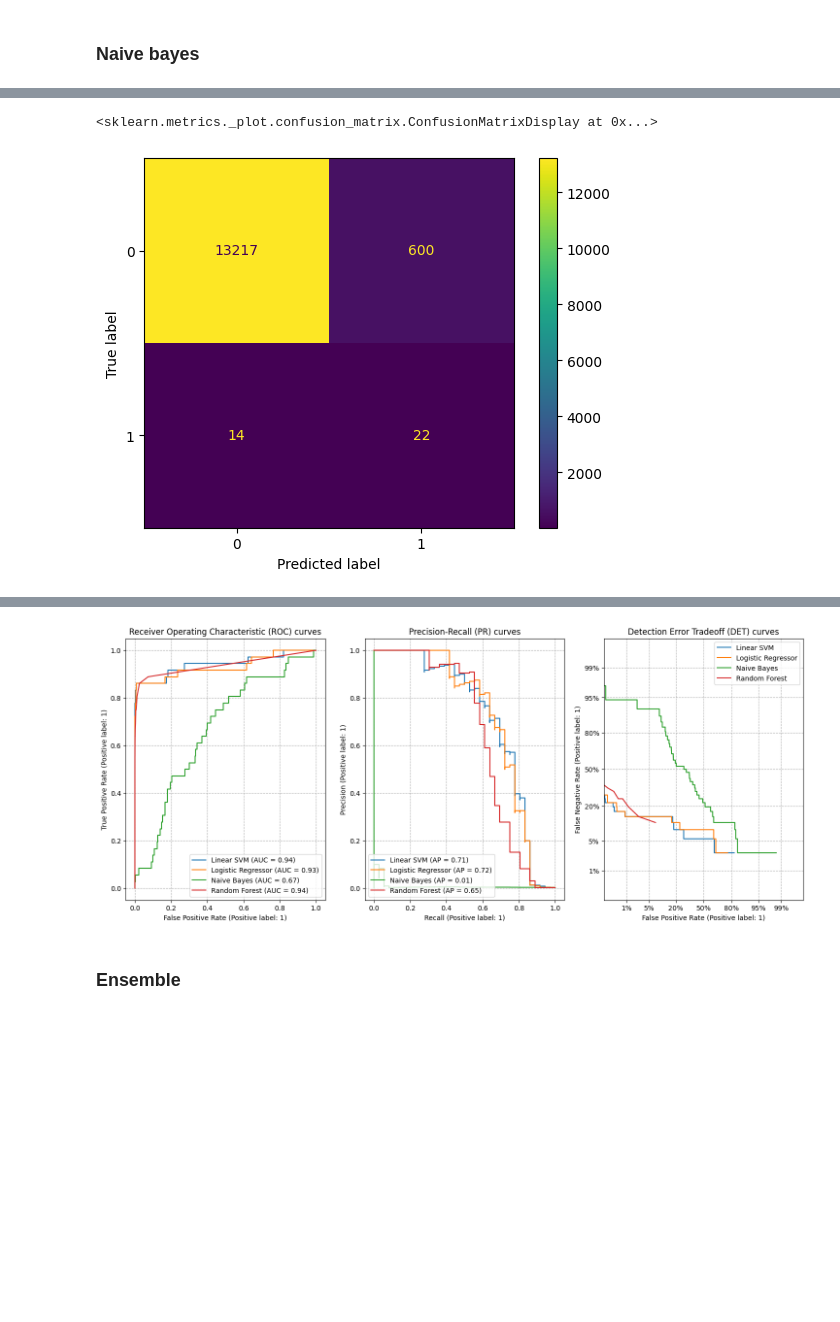
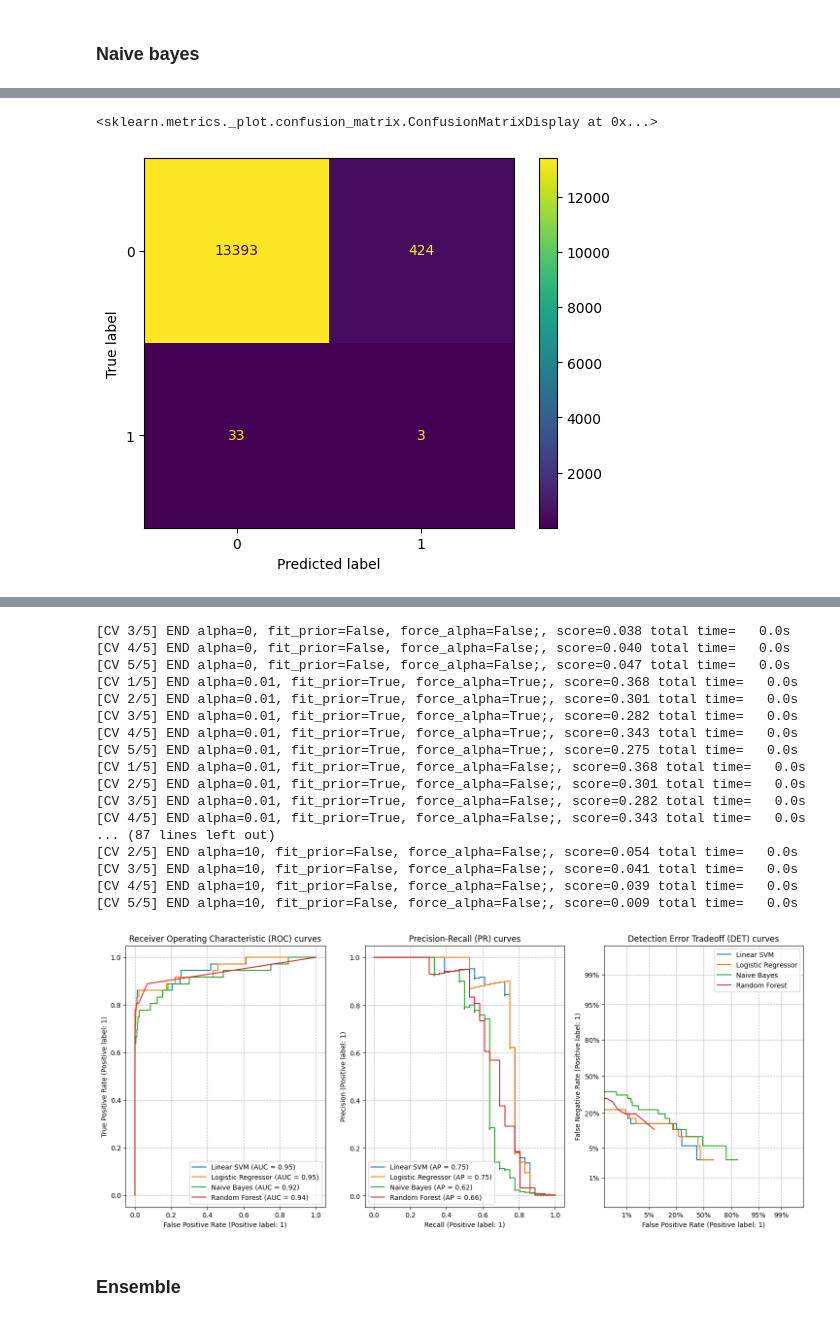
Before and after one commit to Seixal97/tweet_mining_project, a Jupyter notebook: pipeline_smote.ipynb, the cells around one changed output, grey strips where cells are left out. Drawn from its saved outputs; the diff is of its cells as text; code cells hidden in the pictures; blank space fills up the shorter version.

```diff
--- a/pipeline_smote.ipynb
+++ b/pipeline_smote.ipynb
@@ -287,9 +290,2 @@ disp.plot()
 # %% [markdown]
 ### Logistic Regression
-# %%
-clf_lr = LogisticRegression(C= 100, class_weight='balanced', solver='liblinear', max_iter=10000)
-clf_lr.fit(X_train_resampled, y_train_resampled)
-y_pred_lr = clf_lr.predict(X_test_tfidf)
-
-print('Classification Report')
-print(classification_report(y_test,y_pred_lr))
@@ -305,0 +292,10 @@ weighted avg       1.00      1.00      1.00     13853
+# %%
+param_grid = {'C': [0.5, 1, 10, 100],
+              'class_weight': ['balanced', None],
+              'solver': ['lbfgs', 'liblinear']}
+
+scorer = make_scorer(f1_score, pos_label = 1)
+
+grid_lr = GridSearchCV(LogisticRegression(max_iter=10000),param_grid, verbose=3, cv=5, scoring=scorer)
+grid_lr.fit(X_train_resampled, y_train_resampled)
+y_pred_grid_lr = grid_lr.predict(X_test_tfidf)
@@ -372,10 +393,3 @@ y=1 top features
 | -10.181 | <BIAS> |
 # %% [markdown]
 ### Naive bayes
-# %%
-clf_nb = MultinomialNB()
-clf_nb.fit(X_train_resampled, y_train_resampled)
-y_pred_nb = clf_nb.predict(X_test_tfidf)
-
-print('Classification Report')
-print(classification_report(y_test,y_pred_nb))
@@ -391,0 +396,10 @@ weighted avg       1.00      0.96      0.97     13853
+# %%
+param_grid = {'alpha': [0, 0.01, 0.5, 1.0, 5, 10],
+              'force_alpha':[True, False],
+              'fit_prior': [True, False]}
+
+scorer = make_scorer(f1_score, pos_label = 1)
+
+grid_nb = GridSearchCV(MultinomialNB(), param_grid, scoring= scorer, verbose=3, cv=5)
+grid_nb.fit(X_train_resampled, y_train_resampled)
+y_pred_grid_nb = grid_nb.predict(X_test_tfidf)
@@ -392,17 +460,17 @@ weighted avg       1.00      0.96      0.97     13853
 # %%
-cm = confusion_matrix(y_test, y_pred_nb, labels=clf_nb.classes_)
-disp = ConfusionMatrixDisplay(confusion_matrix=cm, display_labels=clf_nb.classes_)
+cm = confusion_matrix(y_test, y_pred_grid_nb, labels=grid_nb.classes_)
+disp = ConfusionMatrixDisplay(confusion_matrix=cm, display_labels=grid_nb.classes_)
 disp.plot()
 # %% [output]
 <sklearn.metrics._plot.confusion_matrix.ConfusionMatrixDisplay at 0x...>
-[figure, old version]
+[figure, new version]
 # %%
 
 
 classifiers = {
-    "Linear SVM": clf_svm,
-    "Logistic Regressor": clf_lr,
-    'Naive Bayes': clf_nb,
+    "Linear SVM": grid_svm,
+    "Logistic Regressor": grid_lr,
+    'Naive Bayes': grid_nb,
     'Random Forest': clf_rf
 }
 
@@ -432,4 +517,21 @@ plt.show()
+[CV 3/5] END alpha=0, fit_prior=False, force_alpha=False;, score=0.038 total time=   0.0s
+[CV 4/5] END alpha=0, fit_prior=False, force_alpha=False;, score=0.040 total time=   0.0s
+[CV 5/5] END alpha=0, fit_prior=False, force_alpha=False;, score=0.047 total time=   0.0s
+[CV 1/5] END alpha=0.01, fit_prior=True, force_alpha=True;, score=0.368 total time=   0.0s
+[CV 2/5] END alpha=0.01, fit_prior=True, force_alpha=True;, score=0.301 total time=   0.0s
+[CV 3/5] END alpha=0.01, fit_prior=True, force_alpha=True;, score=0.282 total time=   0.0s
+[CV 4/5] END alpha=0.01, fit_prior=True, force_alpha=True;, score=0.343 total time=   0.0s
+[CV 5/5] END alpha=0.01, fit_prior=True, force_alpha=True;, score=0.275 total time=   0.0s
+[CV 1/5] END alpha=0.01, fit_prior=True, force_alpha=False;, score=0.368 total time=   0.0s
+[CV 2/5] END alpha=0.01, fit_prior=True, force_alpha=False;, score=0.301 total time=   0.0s
+[CV 3/5] END alpha=0.01, fit_prior=True, force_alpha=False;, score=0.282 total time=   0.0s
+[CV 4/5] END alpha=0.01, fit_prior=True, force_alpha=False;, score=0.343 total time=   0.0s
+... (87 lines left out)
+[CV 2/5] END alpha=10, fit_prior=False, force_alpha=False;, score=0.054 total time=   0.0s
+[CV 3/5] END alpha=10, fit_prior=False, force_alpha=False;, score=0.041 total time=   0.0s
+[CV 4/5] END alpha=10, fit_prior=False, force_alpha=False;, score=0.039 total time=   0.0s
+[CV 5/5] END alpha=10, fit_prior=False, force_alpha=False;, score=0.009 total time=   0.0s
-[figure, old version]
+[figure, new version]
 # %% [markdown]
 ### Ensemble
 # %%
```
Also changed, not shown: parts of 41 cells of this notebook, 5 other files.
